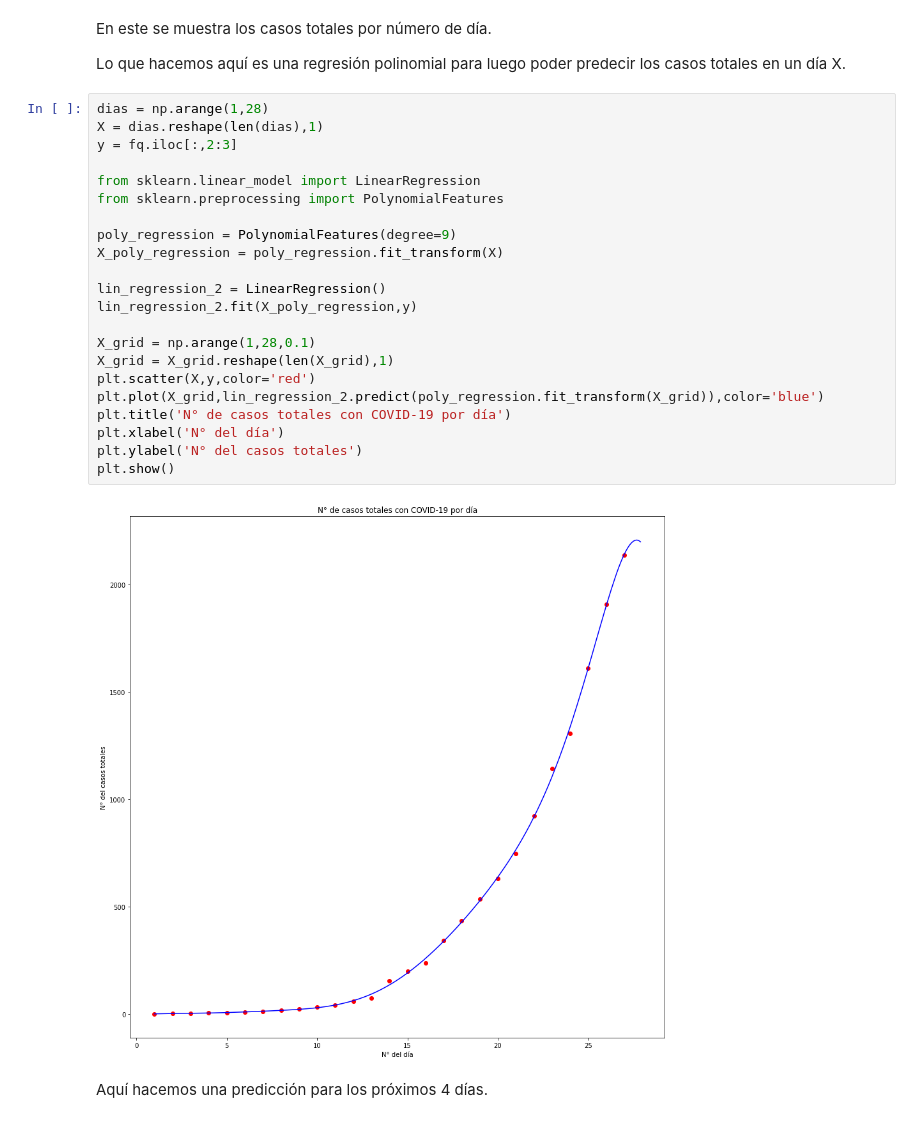
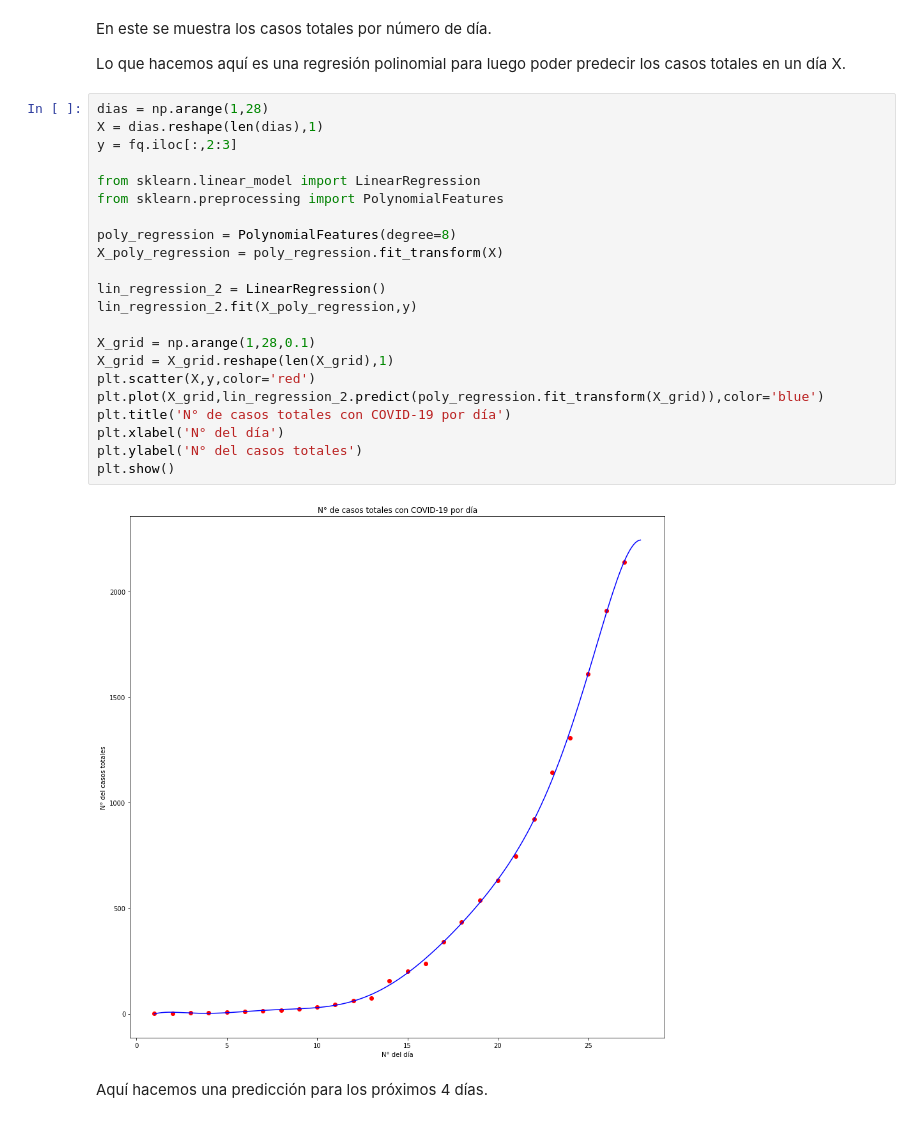
Before and after one commit to White-Mask/COVID-19-Chile-Coronavirus, a Jupyter notebook: Notebook/Analisis_COVID-19_chile.ipynb, the cells around one changed output. Cells and saved outputs as stored; diff of their text form.

```diff
--- a/Notebook/Analisis_COVID-19_chile.ipynb
+++ b/Notebook/Analisis_COVID-19_chile.ipynb
@@ -167,27 +147,27 @@ Lo que hacemos aquí es una regresión polinomial para luego poder predecir los
 # %%
 dias = np.arange(1,28)
 X = dias.reshape(len(dias),1)
 y = fq.iloc[:,2:3]
 
 from sklearn.linear_model import LinearRegression
 from sklearn.preprocessing import PolynomialFeatures
 
-poly_regression = PolynomialFeatures(degree=9)
+poly_regression = PolynomialFeatures(degree=8)
 X_poly_regression = poly_regression.fit_transform(X)
 
 lin_regression_2 = LinearRegression()
 lin_regression_2.fit(X_poly_regression,y)
 
 X_grid = np.arange(1,28,0.1)
 X_grid = X_grid.reshape(len(X_grid),1)
 plt.scatter(X,y,color='red')
 plt.plot(X_grid,lin_regression_2.predict(poly_regression.fit_transform(X_grid)),color='blue')
 plt.title('N° de casos totales con COVID-19 por día')
 plt.xlabel('N° del día')
 plt.ylabel('N° del casos totales')
 plt.show()
 # %% [output]
-[figure, old version]
+[figure, new version]
 # %% [markdown]
 Aquí hacemos una predicción para los próximos 4 días.
 # %%
```
Also changed, not shown: parts of 3 cells of this notebook.
